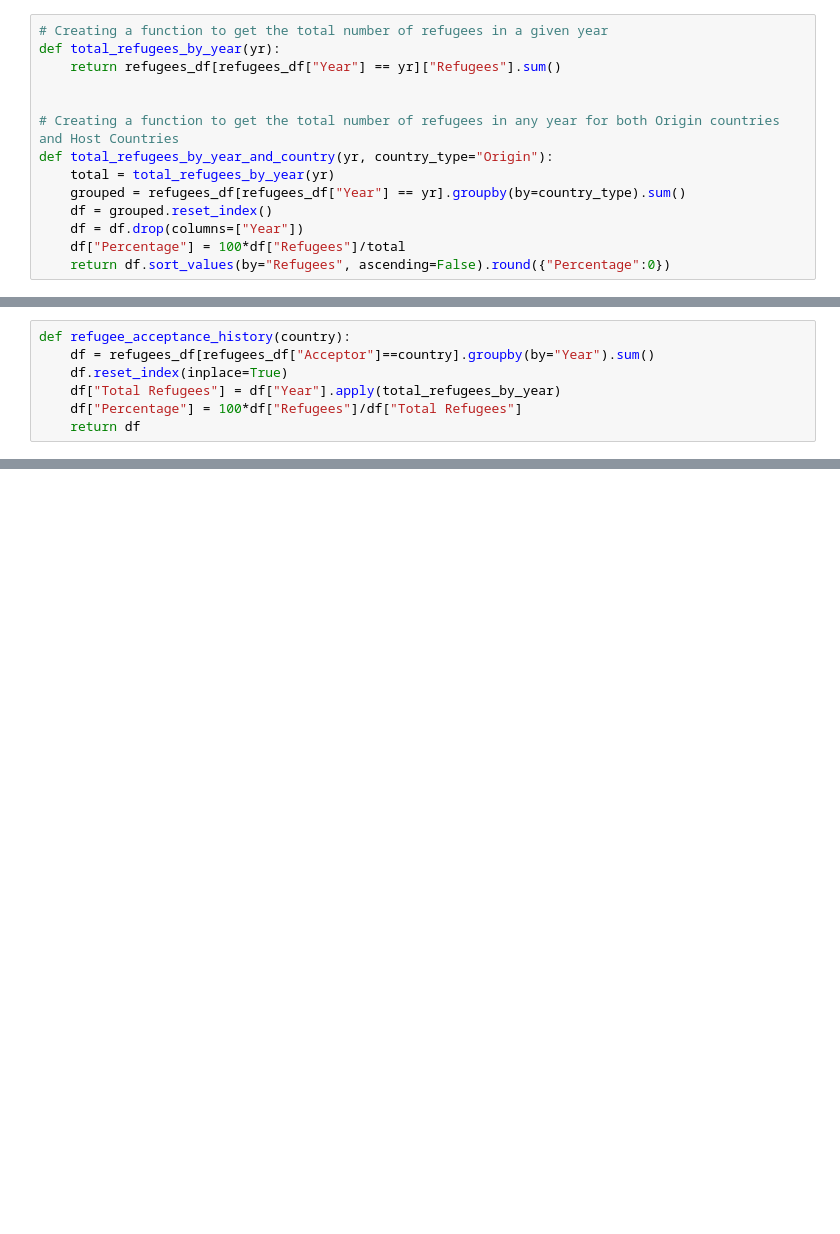
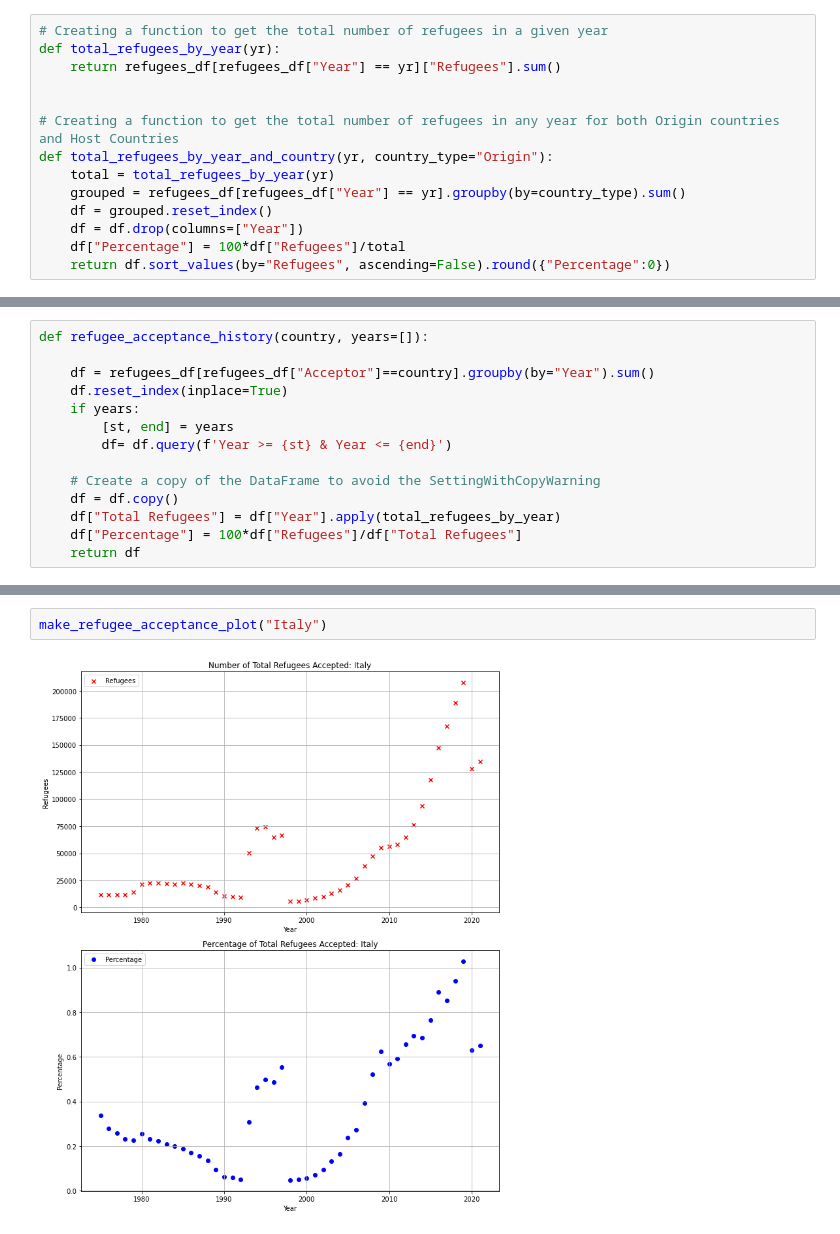
Before and after one commit to nss-data-science-cohort-7/un-exploration-sourish33, a Jupyter notebook: notebooks/refugees.ipynb, the cells around one changed output, grey strips where cells are left out. Drawn from its saved outputs; the diff is of its cells as text; blank space fills up the shorter version.

```diff
--- a/notebooks/refugees.ipynb
+++ b/notebooks/refugees.ipynb
@@ -150,7 +147,14 @@ array(['Afghanistan', 'Albania', 'Algeria', 'Angola', 'Argentina',
 # %%
-def refugee_acceptance_history(country):
+def refugee_acceptance_history(country, years=[]):
+
     df = refugees_df[refugees_df["Acceptor"]==country].groupby(by="Year").sum()
     df.reset_index(inplace=True)
+    if years:
+        [st, end] = years
+        df= df.query(f'Year >= {st} & Year <= {end}')
+
+    # Create a copy of the DataFrame to avoid the SettingWithCopyWarning
+    df = df.copy()
     df["Total Refugees"] = df["Year"].apply(total_refugees_by_year)
     df["Percentage"] = 100*df["Refugees"]/df["Total Refugees"]
     return df
@@ -188,0 +193,4 @@ plt.show()
+# %%
+make_refugee_acceptance_plot("Italy")
+# %% [output]
+[figure, added]
```
Also changed, not shown: parts of 8 cells of this notebook.
